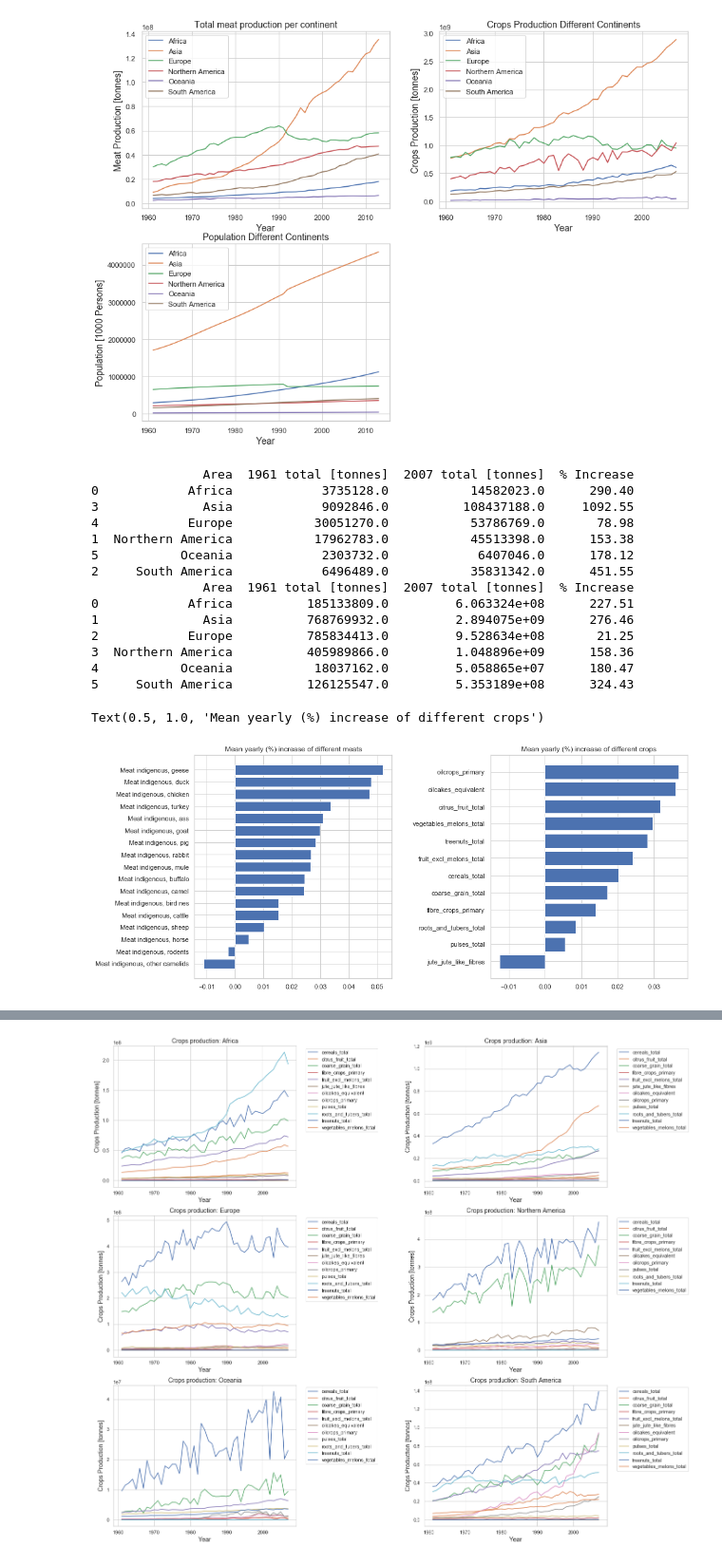
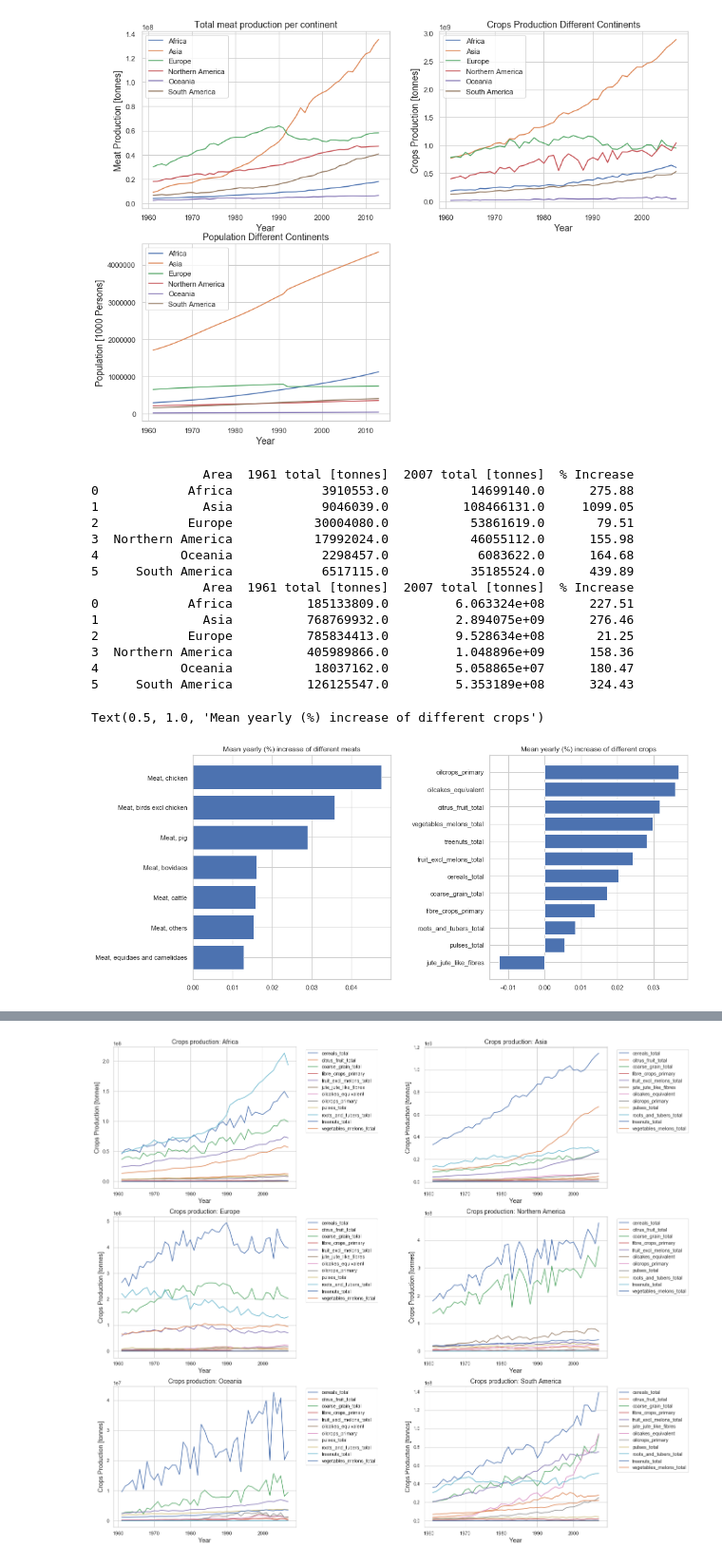
Before and after one commit to theodorhusefest/ADA-2019-project1-sovellettu-tiedon-analysoint, a Jupyter notebook: milestone_3.ipynb, the cells around one changed output, grey strips where cells are left out. Shown at 95% size. Drawn from its saved outputs; the diff is of its cells as text; code cells hidden in the pictures.

Commit message:
Meat categorization & q1 update

```diff
--- a/milestone_3.ipynb
+++ b/milestone_3.ipynb
@@ -24,7 +24,7 @@ We will follow these steps:
 # %%
 # Load data
 data_path = 'data/pickles/'
-meat_cont = pd.read_pickle(data_path + 'meat_continents.pkl')
+meat_cont = pd.read_pickle(data_path + 'meat_categorized.pkl')
 crops_cont = pd.read_pickle(data_path + 'crops_continents.pkl')
 pop_cont = pd.read_pickle(data_path + 'pop_continents.pkl')
 # %%
@@ -57,16 +57,14 @@ plot_compare_areas(pop_cont,
 [figure]
 # %%
 # Comparing areawise total production of meat and crops in raw numbers.
-meat_indigenous = meat_cont[meat_cont['Item'].str.contains('indigenous')]
-meat_1961 = meat_indigenous[meat_indigenous['Year'] == 1961]
-meat_2007 = meat_indigenous[meat_indigenous['Year'] == 2007]
+meat_1961 = meat_cont[meat_cont['Year'] == 1961]
+meat_2007 = meat_cont[meat_cont['Year'] == 2007]
 
 comparison_m = pd.DataFrame({'Area':meat_1961.Area.unique(),
-                          '1961 total [tonnes]':meat_1961[meat_1961['Item'] == 'Meat indigenous, total'].Value.values,
-                          '2007 total [tonnes]':meat_2007[meat_2007['Item'] == 'Meat indigenous, total'].Value.values})
+                          '1961 total [tonnes]':meat_1961[meat_1961['Item'] == 'Meat, Total'].Value.values,
+                          '2007 total [tonnes]':meat_2007[meat_2007['Item'] == 'Meat, Total'].Value.values})
 comparison_m['% Increase'] = round(comparison_m['2007 total [tonnes]']/comparison_m['1961 total [tonnes]']*100-100,2)
 print(comparison_m.sort_values(by = 'Area'))
-
 
 comparison_c = crops_cont[crops_cont['Year'] == 1961].groupby(['Area']).Value.sum().reset_index()
 
@@ -77,12 +75,12 @@ comparison_c['% Increase'] = round(comparison_c['2007 total [tonnes]']/compariso
 print(comparison_c.sort_values(by = 'Area'))
 # %% [output]
                Area  1961 total [tonnes]  2007 total [tonnes]  % Increase
-0            Africa            3735128.0           14582023.0      290.40
-3              Asia            9092846.0          108437188.0     1092.55
-4            Europe           30051270.0           53786769.0       78.98
-1  Northern America           17962783.0           45513398.0      153.38
-5           Oceania            2303732.0            6407046.0      178.12
-2     South America            6496489.0           35831342.0      451.55
+0            Africa            3910553.0           14699140.0      275.88
+1              Asia            9046039.0          108466131.0     1099.05
+2            Europe           30004080.0           53861619.0       79.51
+3  Northern America           17992024.0           46055112.0      155.98
+4           Oceania            2298457.0            6083622.0      164.68
+5     South America            6517115.0           35185524.0      439.89
                Area  1961 total [tonnes]  2007 total [tonnes]  % Increase
 0            Africa          185133809.0         6.063324e+08      227.51
 1              Asia          768769932.0         2.894075e+09      276.46
@@ -93,37 +91,37 @@ print(comparison_c.sort_values(by = 'Area'))
 # %%
 # Comparison of the yearly increases of different meat and crop production.
 
 fig, ax = plt.subplots(ncols = 2)
 fig.set_size_inches(15,7)
 fig.subplots_adjust(wspace = 0.5)
 
 # Create dataframes with mean yearly change in production of different products
 mean_mproduct_growth = {}
-for meat_product in meat_indigenous.Item.unique():
-    if (meat_product != 'Meat indigenous, total') & (meat_product != 'Meat indigenous, poultry'):
-        mean_mproduct_growth.update({meat_product: (meat_indigenous[meat_indigenous['Item'] == meat_product].groupby('Year').sum().diff()/\
-              meat_indigenous[meat_indigenous['Item'] == meat_product].groupby('Year').sum()).Value.mean()})
+for meat_product in meat_cont.Item.unique():
+    if (meat_product != 'Meat, Total'):
+        mean_mproduct_growth.update({meat_product: (meat_cont[meat_cont['Item'] == meat_product].groupby('Year').sum().diff()
+                                                    / meat_cont[meat_cont['Item'] == meat_product].groupby('Year').sum()).Value.mean()})
 
 mean_mproduct_growth = pd.DataFrame(mean_mproduct_growth.values(), mean_mproduct_growth.keys(), columns = ['Mean growth'])
 mean_mproduct_growth.sort_values(by='Mean growth', inplace =True)
 
 
 mean_cproduct_growth = {}
 for crop in crops_cont.Item.unique():
     mean_cproduct_growth.update({crop : (crops_cont[crops_cont['Item'] == crop].groupby(['Year']).sum().diff()/\
                                  crops_cont[crops_cont['Item'] == crop].groupby(['Year']).sum()).Value.mean()})
 
 mean_cproduct_growth = pd.DataFrame(mean_cproduct_growth.values(), mean_cproduct_growth.keys(), columns = ['Mean growth'])
 mean_cproduct_growth.sort_values(by='Mean growth', inplace =True)
 
 
 ax[0].barh(mean_mproduct_growth.index, mean_mproduct_growth['Mean growth'])
 ax[0].set_title("Mean yearly (%) increase of different meats")
 
 ax[1].barh(mean_cproduct_growth.index, mean_cproduct_growth['Mean growth'])
 ax[1].set_title("Mean yearly (%) increase of different crops")
 # %% [output]
 Text(0.5, 1.0, 'Mean yearly (%) increase of different crops')
-[figure, old version]
+[figure, new version]
 # %%
 # WIP how to get colors to be consistent?
```
Also changed, not shown: parts of 1 cell of this notebook, 8 other files.
